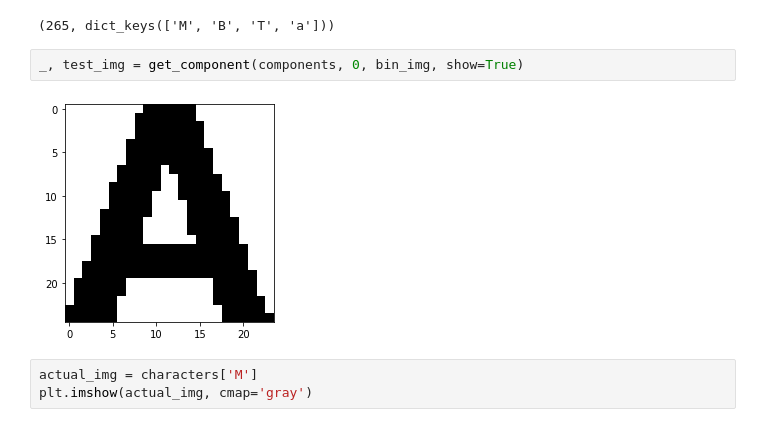
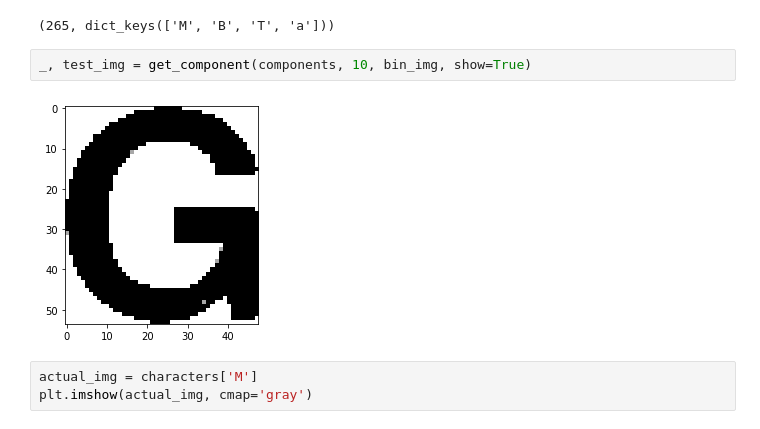
Before and after one commit to vinaykudari/ub, a Jupyter notebook: spring-22/CSE573-CVIP/OCR/notebook.ipynb, the cells around one changed output. Cells and saved outputs as stored; diff of their text form.

```diff
--- a/spring-22/CSE573-CVIP/OCR/notebook.ipynb
+++ b/spring-22/CSE573-CVIP/OCR/notebook.ipynb
@@ -345,9 +355,9 @@ len(components.keys()), characters.keys()
 # %% [output]
 (265, dict_keys(['M', 'B', 'T', 'a']))
 # %%
-_, test_img = get_component(components, 0, bin_img, show=True)
+_, test_img = get_component(components, 10, bin_img, show=True)
 # %% [output]
-[figure, old version]
+[figure, new version]
 # %%
 actual_img = characters['M']
 plt.imshow(actual_img, cmap='gray')
```
Also changed, not shown: parts of 9 cells of this notebook, 8 other files.
